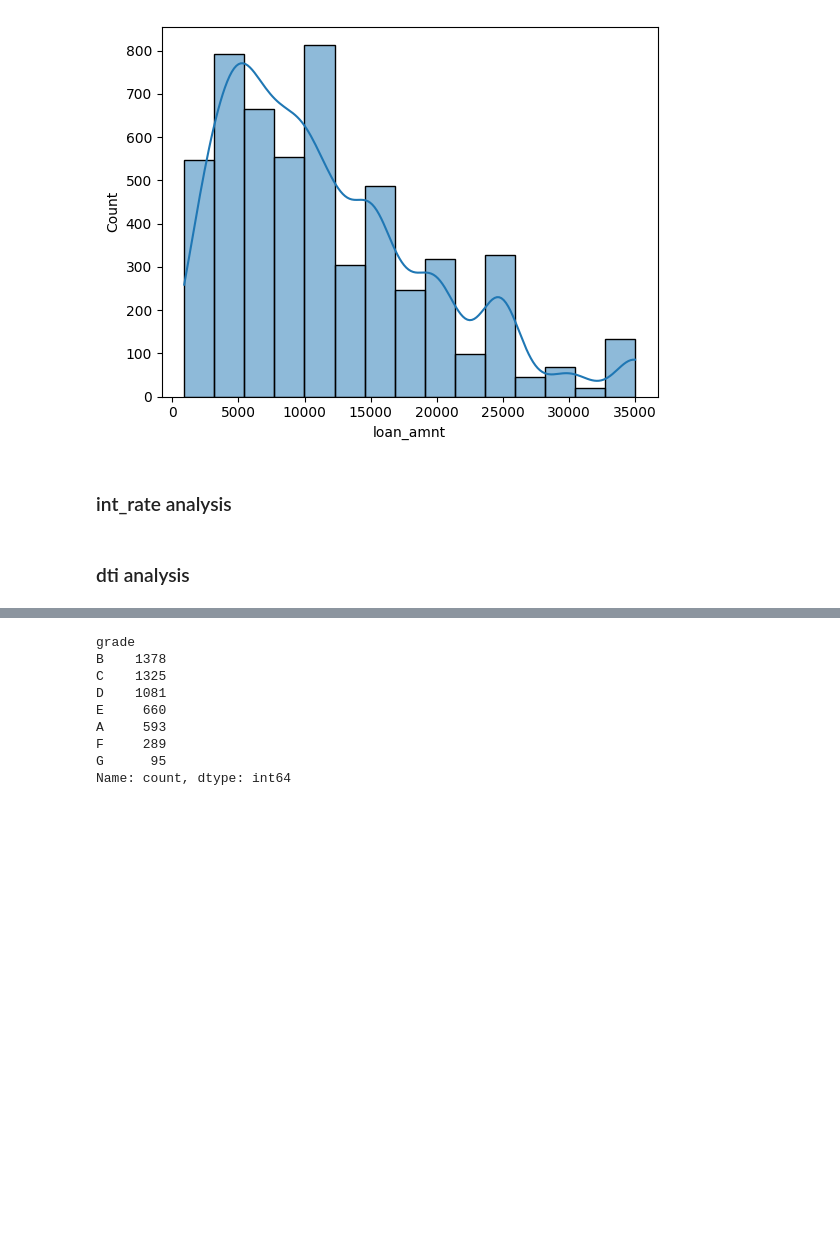
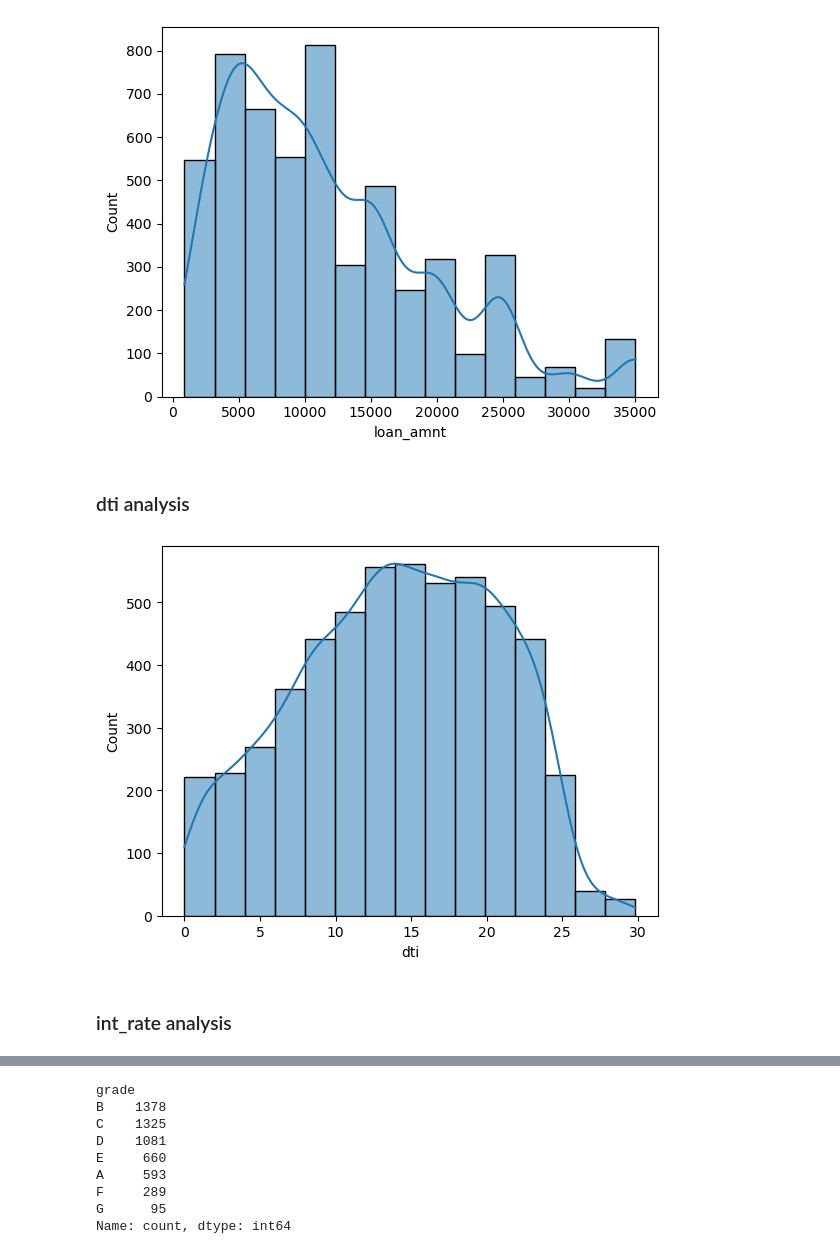
Before and after one commit to vinoth-commits/Lending-Club-Case-Study, a Jupyter notebook: Group_Facilitator_Name.ipynb, the cells around one changed output, grey strips where cells are left out. Saved outputs shown, nothing was run; the diff lists cells and outputs as text; code cells hidden in the pictures; blank space fills up the shorter version.

Commit message:
Added univariate analysis for dti, interest rates etc.

```diff
--- a/Group_Facilitator_Name.ipynb
+++ b/Group_Facilitator_Name.ipynb
@@ -436,7 +437,12 @@ sns.histplot(charged_off, x = 'loan_amnt', bins=15, kde=True)
 plt.show()
 # %% [output]
 [figure]
+# %% [markdown]
+### dti analysis
+# %%
+sns.histplot(charged_off, x = 'dti', bins=15, kde=True);
+plt.show()
+# %% [output]
+[figure, added]
 # %% [markdown]
 ### int_rate analysis
-# %% [markdown]
-### dti analysis
```
Also changed, not shown: parts of 19 cells of this notebook.
